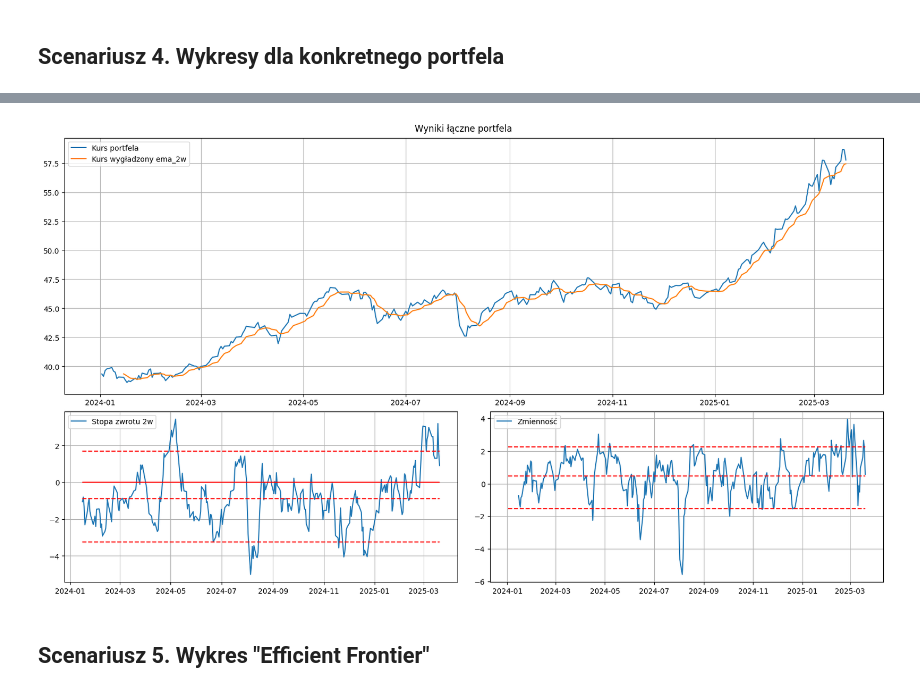
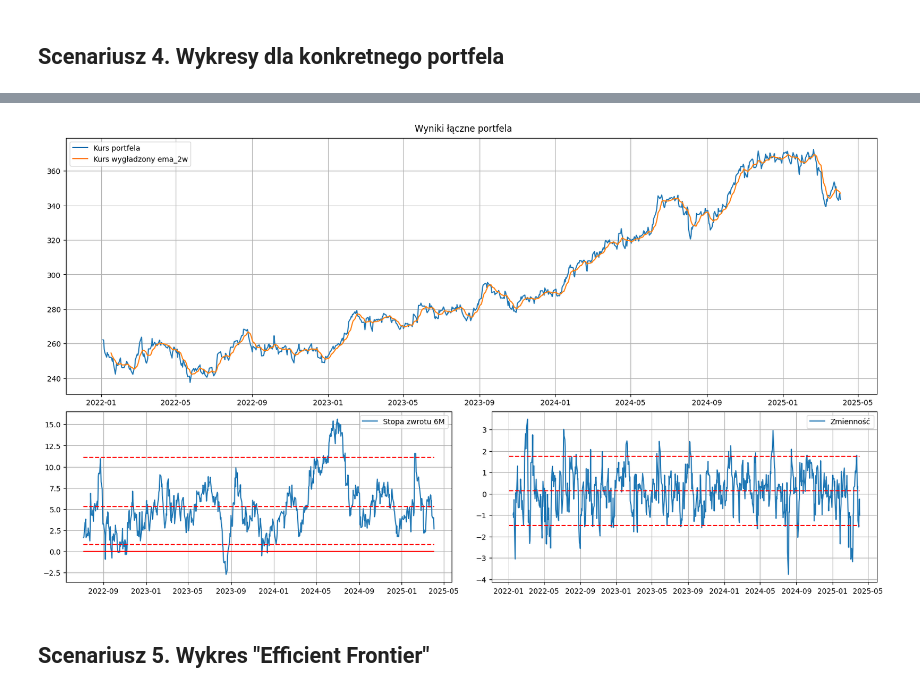
Before and after one commit to jakubweglowski/ETF-Trading, a Jupyter notebook: run.ipynb, the cells around one changed output, grey strips where cells are left out. Cells and saved outputs as stored; diff of their text form; code cells hidden in the pictures.

```diff
--- a/run.ipynb
+++ b/run.ipynb
@@ -331,20 +446,21 @@ pp = pl.getPortfolio(returnRates, data)
 # %%
 print(f"[INFO] Rozpoczynam pracę programu: {now(False)}")
 
-pl = PortfolioLoader('pos1', 'Positions')
+pl = PortfolioLoader('pos_6M_model_max_sharpe_risk_oas_lentrain_10', 'Opened positions')
 freq = pl.freq # można to pobrać z obiektu 'pl' jako 'pl.freq', ale można też ustawić na inną wartość
 
 # print()
 # pl.getSummary()
 
 print()
-start, end = '2024-01-01', '2025-03-20'
+start, end = '2022-01-01', '2025-04-03'
 dataloader = DataLoader()
 data = dataloader.loadInstrumentsData(start, end)
+
 info = dataloader.loadInstrumentsInfo()
 
 datacleaner = DataCleaner(data, info, load_only=pl.symbols)
-data = datacleaner.getBidPrice()
+data = datacleaner.getPLNPrices()['bid']
 returnRates = datacleaner.getReturnRates(freq)
 
 plotter = Plotter(pl.portfolio,
@@ -360,7 +476,7 @@ plotter.plot(show_instruments=False)
 
 [INFO] Wygładzamy dane, obliczamy zmienność...
 [INFO] Rysujemy wykresy...
-[figure, old version]
+[figure, new version]
 # %% [markdown]
 ## Scenariusz 5. Wykres "Efficient Frontier"
 # %%
```
Also changed, not shown: parts of 23 cells of this notebook, 47 other files.
